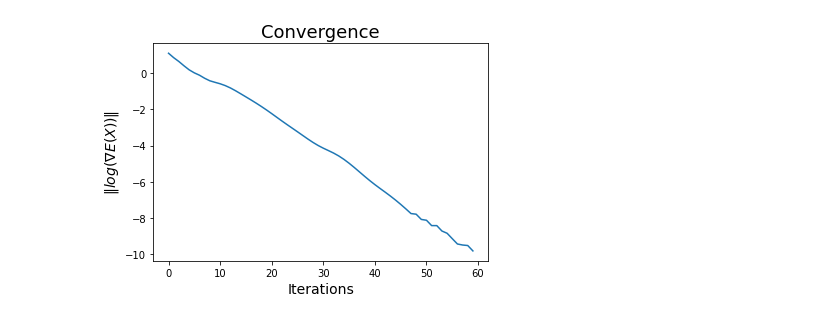
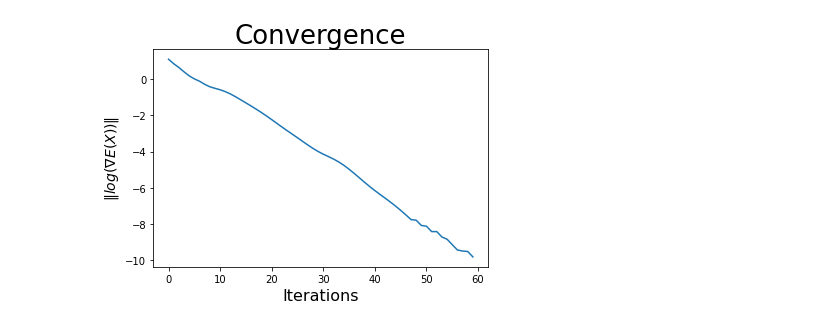
Before and after one commit to otkulseng/Opt1_Project, a Jupyter notebook: Kode/experiments.ipynb, the cells around one changed output. Saved outputs shown, nothing was run; the diff lists cells and outputs as text; code cells hidden in the pictures.

Commit message:
plot69

```diff
--- a/Kode/experiments.ipynb
+++ b/Kode/experiments.ipynb
@@ -10,20 +10,20 @@ SAVE_TO_FILE = True
 # %%
 ts =  TEST.P25
 x0 = np.arange(3 * len(ts.free_weights))
 res, conv = bfgs(x0, ts.func, ts.grad, Niter=1000, convergence_plot=True)
 
 def conv_plot(y):
     plt.plot(np.log10(y))
-    plt.title("Convergence",fontsize=18)
-    plt.xlabel("Iterations",fontsize=14)
+    plt.title("Convergence",fontsize=26)
+    plt.xlabel("Iterations",fontsize=16)
     plt.ylabel(r"$ \Vert log (\nabla E(X)) \Vert $",fontsize=14)
 
 conv_plot(conv)
 
 if SAVE_TO_FILE:
     plt.savefig("../Bilder/P25conv.pdf", bbox_inches='tight',pad_inches = 0) # Used in report.
 # %% [output]
-[figure, old version]
+[figure, new version]
 # %%
 ts.plot(res,x0)
 
```
Also changed, not shown: parts of 8 cells of this notebook, 16 other files.
